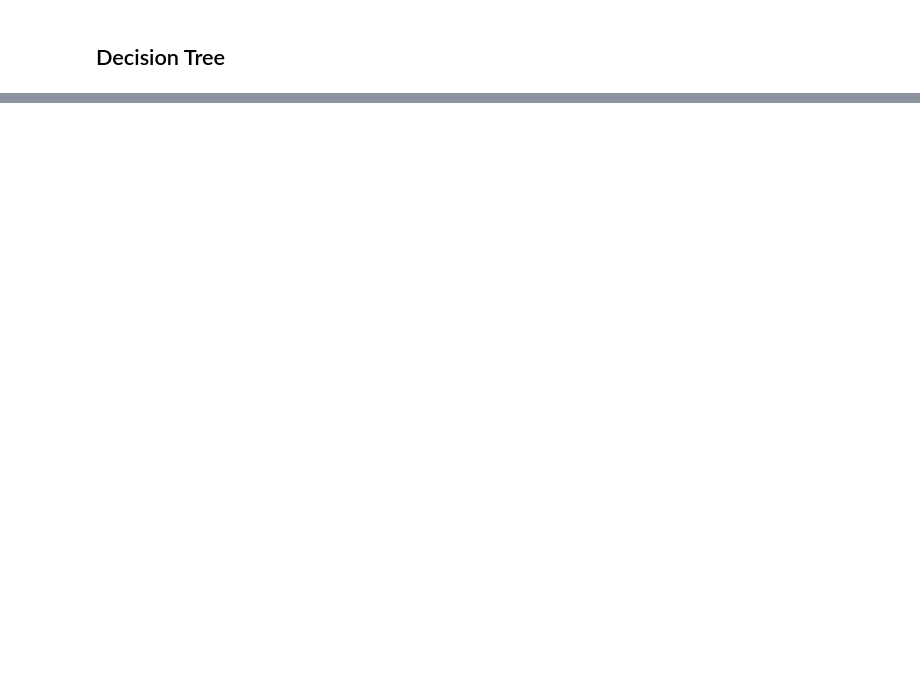
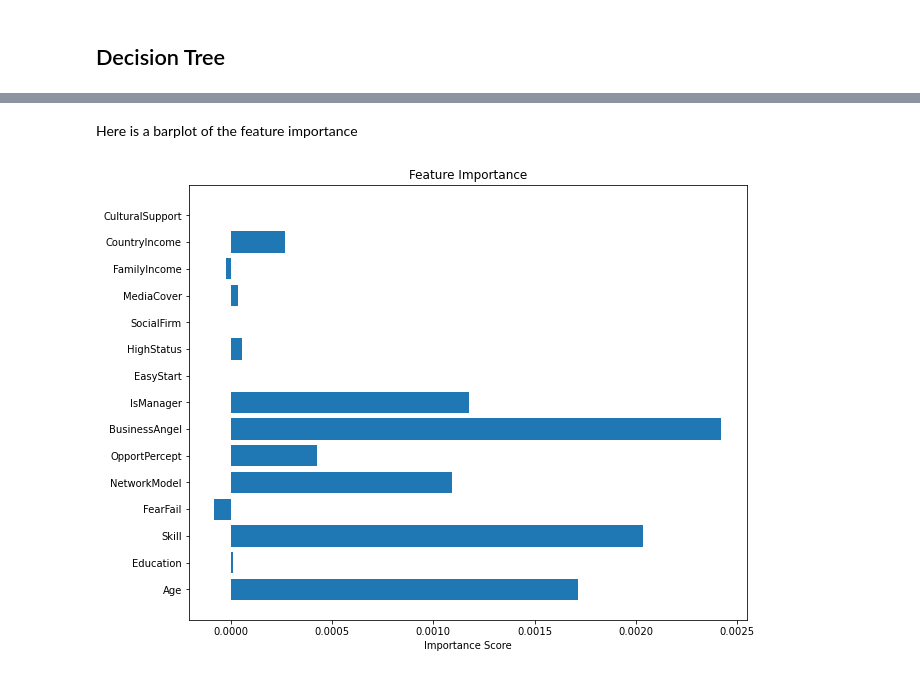
Before and after one commit to YunxinDENG/DSSS, a Jupyter notebook: dsss_final.ipynb, the cells around one changed output, grey strips where cells are left out. Saved outputs shown, nothing was run; the diff lists cells and outputs as text; code cells hidden in the pictures; blank space fills up the shorter version.

```diff
--- a/dsss_final.ipynb
+++ b/dsss_final.ipynb
@@ -251,0 +145,6 @@ To estimate the relationship between revenue and other variables such as industr
+# %%
+startup = startup[(startup['TEA'].isin([0, 1])) & (startup['CountryIncome'].isin([1, 2, 3, 4]))]
+
+# verify that only rows where TEAS is 0 or 1, and CountryIncome is in 1-4 are left
+print(startup['TEA'].unique())
+print(startup['CountryIncome'].unique())
@@ -322,0 +325,3 @@ word count:1957
+# %%
+dt_final = DecisionTreeClassifier(max_depth=7, min_samples_split=2, random_state=42)
+dt_final.fit(X_train, y_train)
@@ -322,0 +373,10 @@ word count:1957
+# %%
+# the importances function returns a dataframe of two columns, Feature and Importance, and the features are ranked from the most important to the least.
+result = permutation_importance(dt_final, X_test, y_test, n_repeats=10, random_state=42)
+
+# print the feature importance results
+imp = result.importances_mean
+X1 = startup.drop(['TEA'], axis=1)
+feature_names = X1.columns
+for i, v in sorted(enumerate(imp), key=lambda x: x[1], reverse=True):
+    print(f'{feature_names[i]}: {v:.5f}')
@@ -322,0 +399,33 @@ word count:1957
+# %% [markdown]
+Here is a barplot of the feature importance
+# %%
+'''
+# get the feature importances
+imp = result.importances_mean
+
+# create a barplot of the feature importances
+fig, ax = plt.subplots(figsize=(10, 8))
+ax.bar(X.columns, imp, orientation='vertical')
+
+# customize the plot
+ax.set_title("Permutation Feature Importance")
+ax.set_ylabel("Importance Score")
+ax.tick_params(axis='x', rotation=90)
+
+plt.show()
+'''
+# get the feature importances
+imp = result.importances_mean
+
+# create a barplot of the feature importances
+fig, ax = plt.subplots(figsize=(10, 8))
+ax.barh(X.columns, imp, orientation='horizontal')
+
+# customize the plot
+ax.set_title("Feature Importance")
+ax.set_xlabel("Importance Score")
+ax.tick_params(axis='y', rotation=0)
+
+plt.show()
+# %% [output]
+[figure, added]
```
Also changed, not shown: parts of 89 cells of this notebook.
